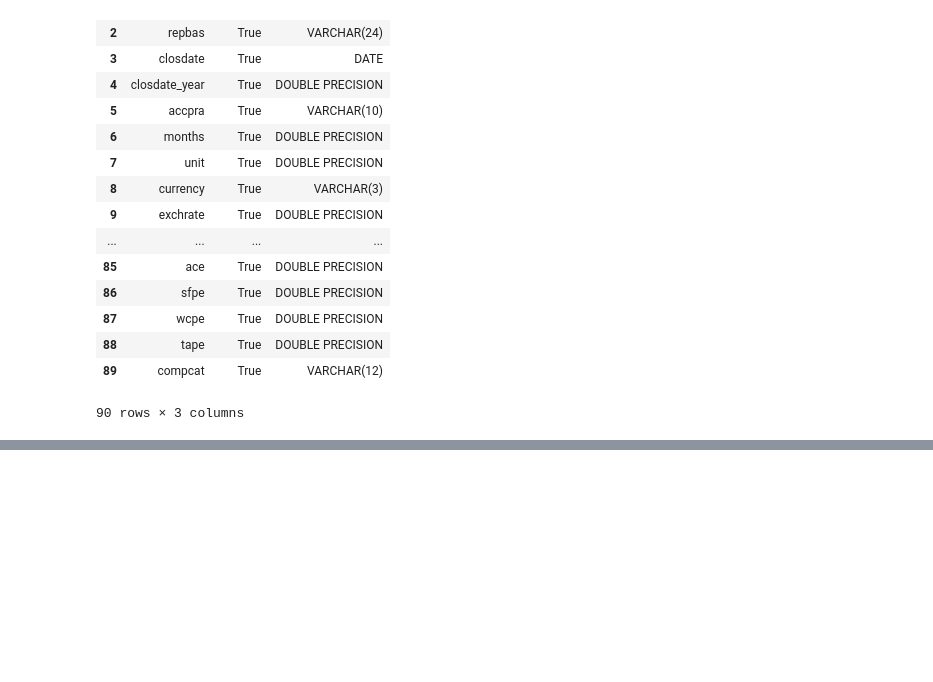
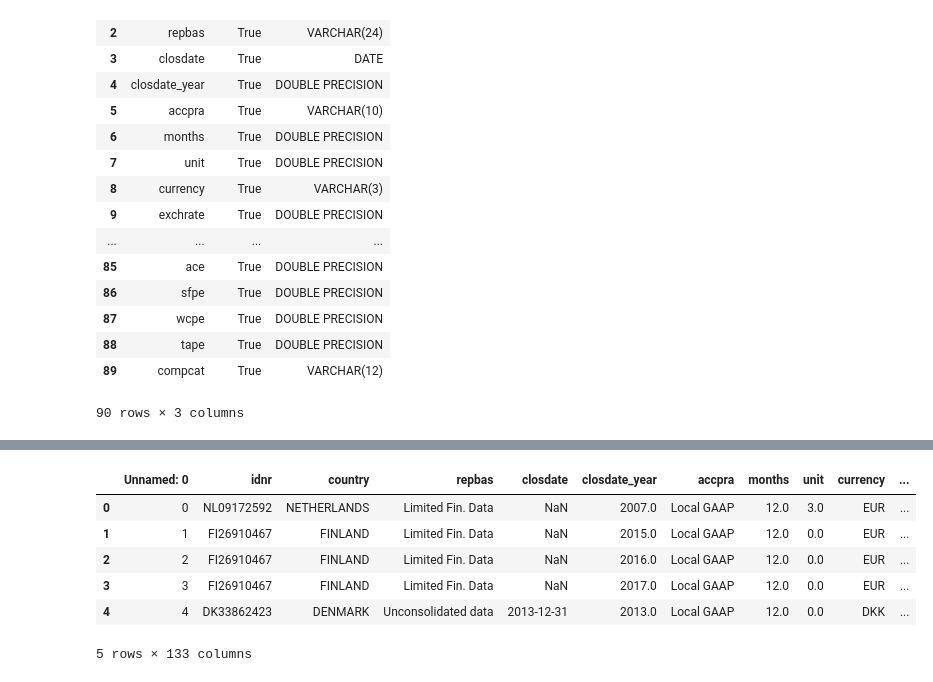
Before and after one commit to Tycho-1/frieslandCampinaAmadeus, a Jupyter notebook: FrieslandCampinaAmadeus.ipynb, the cells around one changed output, grey strips where cells are left out. Drawn from its saved outputs; the diff is of its cells as text; code cells hidden in the pictures; blank space fills up the shorter version.

```diff
--- a/FrieslandCampinaAmadeus.ipynb
+++ b/FrieslandCampinaAmadeus.ipynb
@@ -161,0 +171,10 @@ plt.rcParams['figure.figsize']=(45,30)
+# %%
+pd.read_csv("dataFrisCamp.csv").head()
+# %% [output]
+|  | Unnamed: 0 | idnr | country | repbas | closdate | closdate_year | accpra | months | unit | currency | ... |
+| 0 | 0 | NL09172592 | NETHERLANDS | Limited Fin. Data | NaN | 2007.0 | Local GAAP | 12.0 | 3.0 | EUR | ... |
+| 1 | 1 | FI26910467 | FINLAND | Limited Fin. Data | NaN | 2015.0 | Local GAAP | 12.0 | 0.0 | EUR | ... |
+| 2 | 2 | FI26910467 | FINLAND | Limited Fin. Data | NaN | 2016.0 | Local GAAP | 12.0 | 0.0 | EUR | ... |
+| 3 | 3 | FI26910467 | FINLAND | Limited Fin. Data | NaN | 2017.0 | Local GAAP | 12.0 | 0.0 | EUR | ... |
+| 4 | 4 | DK33862423 | DENMARK | Unconsolidated data | 2013-12-31 | 2013.0 | Local GAAP | 12.0 | 0.0 | DKK | ... |
+5 rows × 133 columns
```
Also changed, not shown: parts of 20 cells of this notebook, 1 other file.
